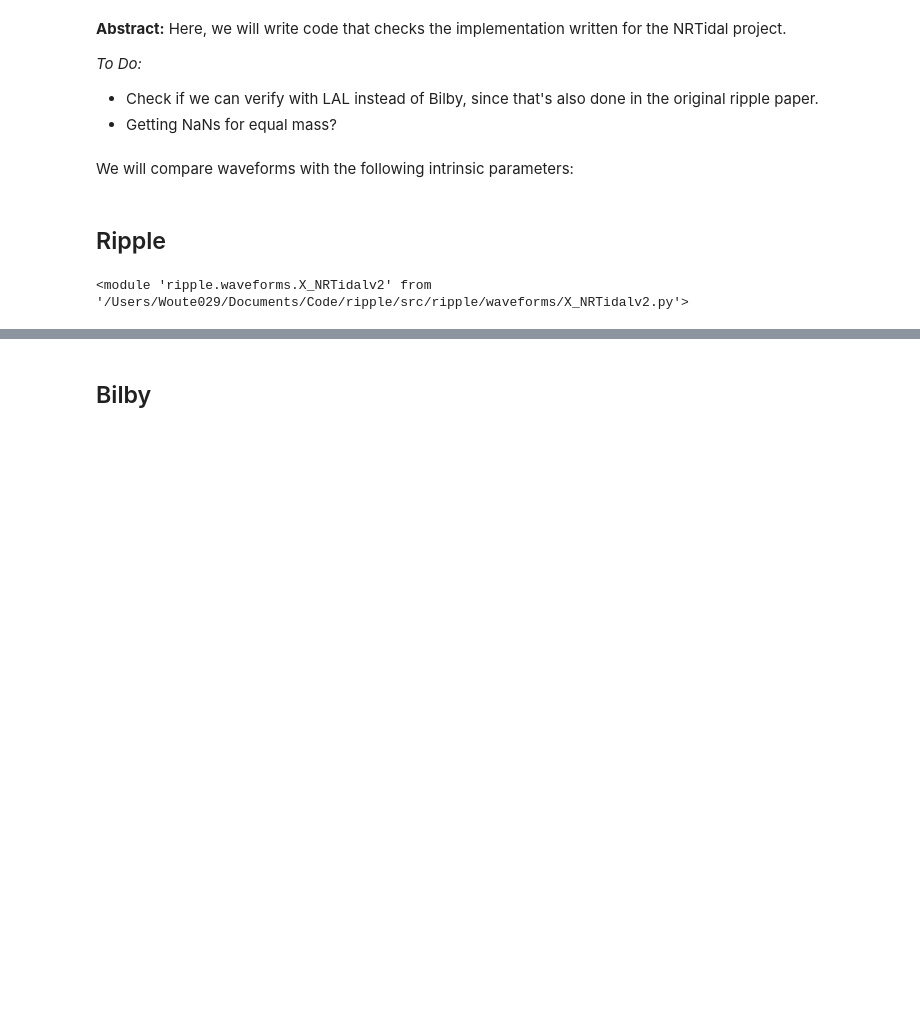
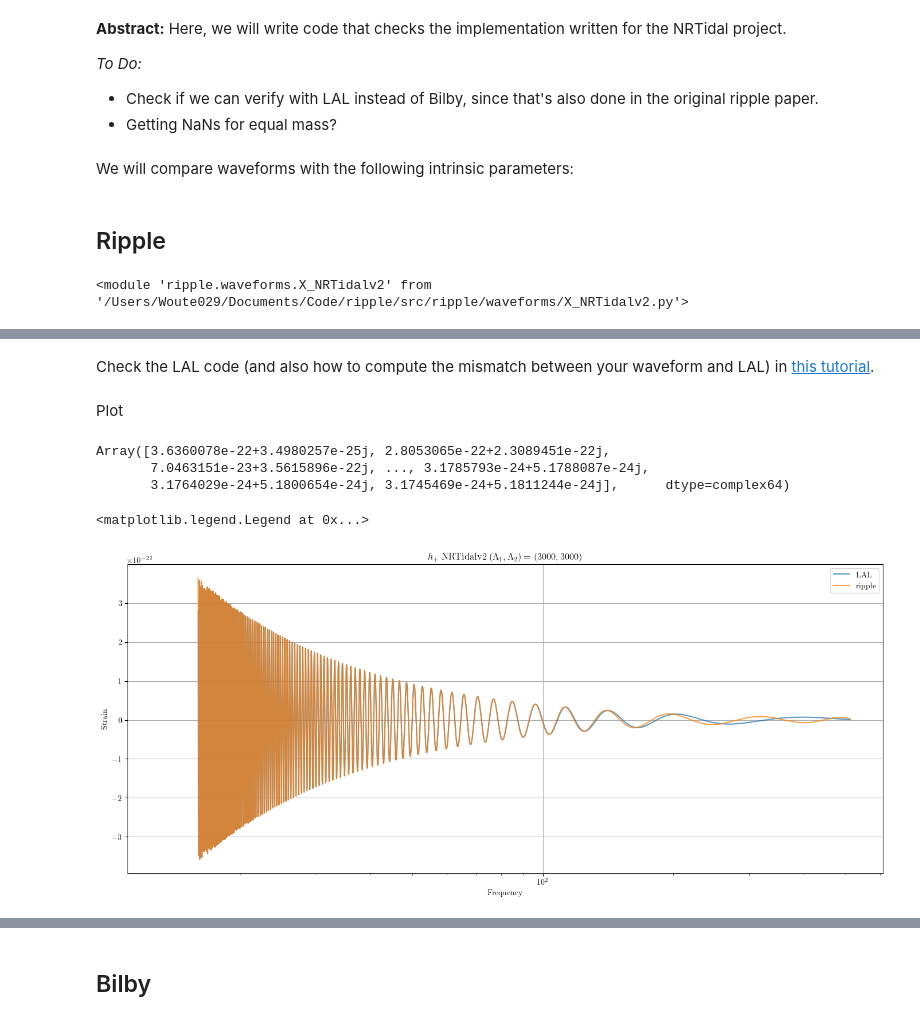
Before and after one commit to ThibeauWouters/PhD, a Jupyter notebook: ripple/check_NRTidal.ipynb, the cells around one changed output, grey strips where cells are left out. Cells and saved outputs as stored; diff of their text form; code cells hidden in the pictures; blank space fills up the shorter version.

```diff
--- a/ripple/check_NRTidal.ipynb
+++ b/ripple/check_NRTidal.ipynb
@@ -74,0 +94,2 @@ hp_ripple, hc_ripple = X_NRTidalv2.gen_NRTidalv2_hphc(fs, theta_ripple, f_ref, "
+# %% [markdown]
+Check the LAL code (and also how to compute the mismatch between your waveform and LAL) in [this tutorial](https://github.com/tedwards2412/ripple/blob/main/test/check_waveform_match.py).
@@ -74,0 +165,25 @@ hp_ripple, hc_ripple = X_NRTidalv2.gen_NRTidalv2_hphc(fs, theta_ripple, f_ref, "
+# %% [markdown]
+Plot
+# %%
+hp_ripple
+# %% [output]
+Array([3.6360078e-22+3.4980257e-25j, 2.8053065e-22+2.3089451e-22j,
+       7.0463151e-23+3.5615896e-22j, ..., 3.1785793e-24+5.1788087e-24j,
+       3.1764029e-24+5.1800654e-24j, 3.1745469e-24+5.1811244e-24j],      dtype=complex64)
+# %%
+a = 0.75
+plt.subplots(1, 1, figsize=(17, 7))
+# plt.subplot(1, 2, 1)
+
+plt.plot(freqs_lal[mask_lal], hp_lalsuite.real, "-", label = "LAL", alpha = a)
+plt.plot(fs_ripple, hp_ripple.real, "-", label = "ripple", alpha = a)
+plt.title(f"h+, NRTidalv2 lambda1, lambda2 = {lambda1, lambda2}")
+plt.title(r"$h_+$ NRTidalv2 ($\Lambda_1, \Lambda_2) = ({}, {}$)".format(lambda1, lambda2))
+plt.xlabel("Frequency")
+plt.ylabel("Strain")
+plt.xscale('log')
+plt.xlim(f_l - 5)
+plt.legend()
+# %% [output]
+<matplotlib.legend.Legend at 0x...>
+[figure, added]
```
Also changed, not shown: parts of 25 cells of this notebook, 6 other files.
